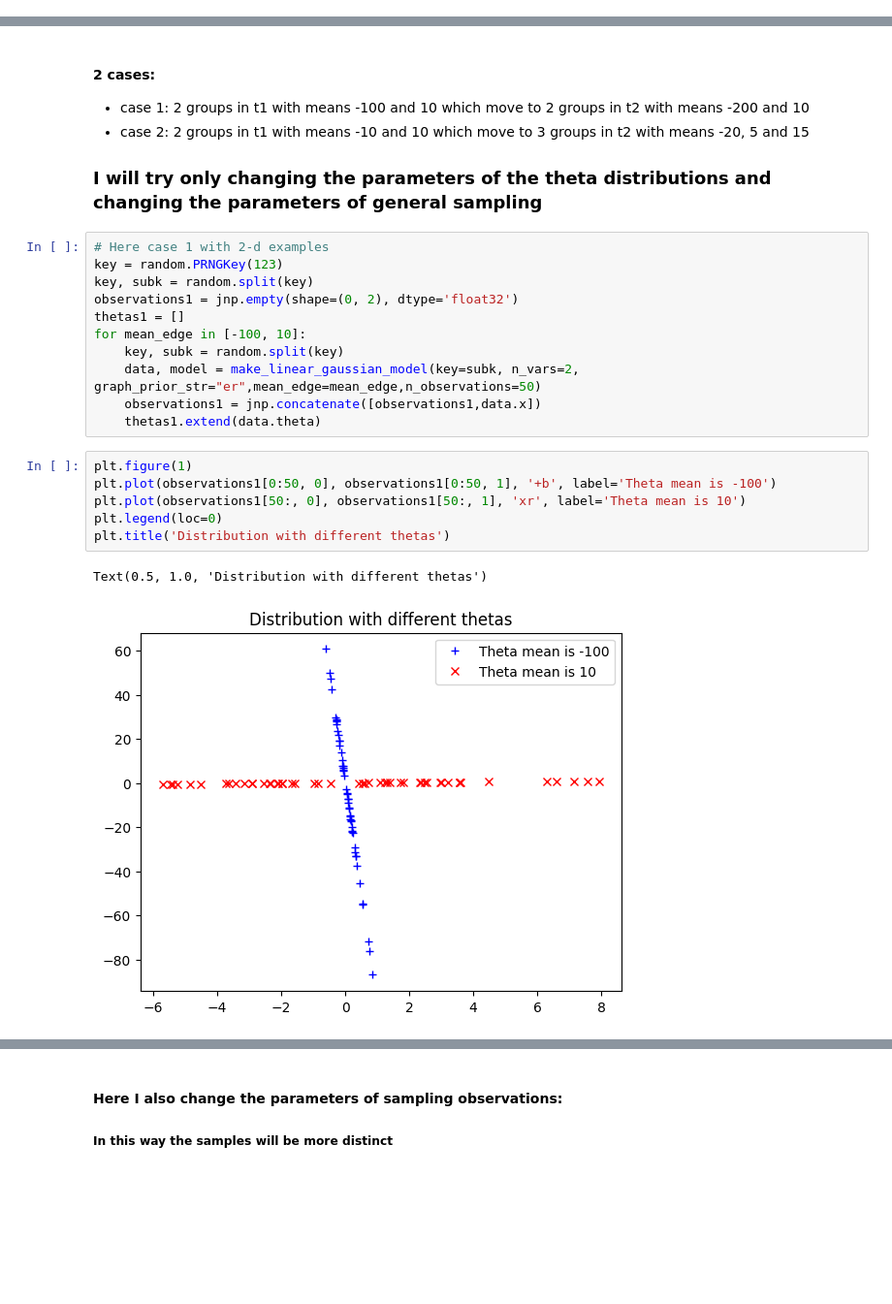
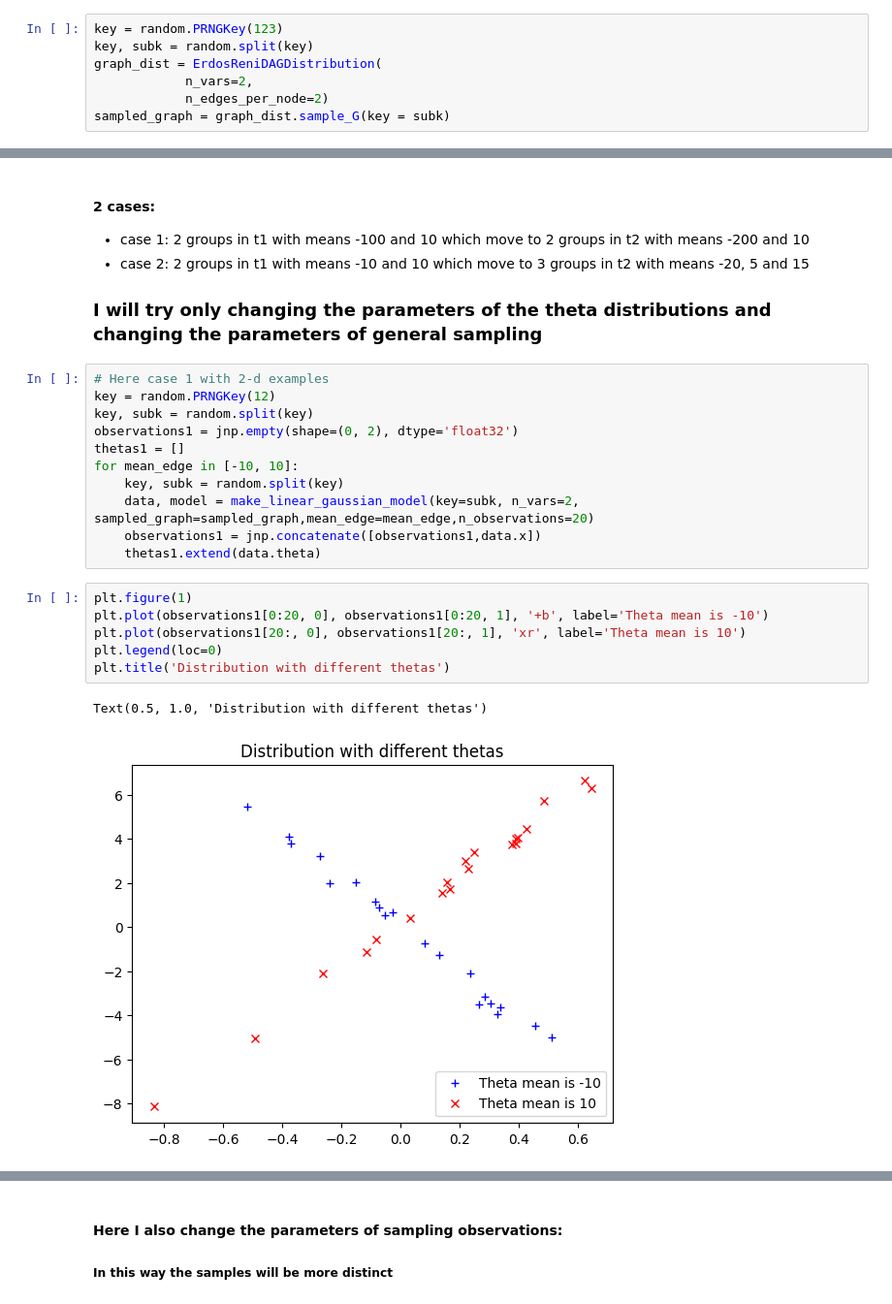
Before and after one commit to anisioti/dibs, a Jupyter notebook: dibs/new_generation_process/generate_data_samples.ipynb, the cells around one changed output, grey strips where cells are left out. Shown at 97% size. Cells and saved outputs as stored; diff of their text form; blank space fills up the shorter version.

Commit message:
changed the graph sampling

```diff
--- a/dibs/new_generation_process/generate_data_samples.ipynb
+++ b/dibs/new_generation_process/generate_data_samples.ipynb
@@ -93,3 +93,10 @@ observations
 observations[0].shape
 # %% [output]
 (10, 20)
+# %%
+key = random.PRNGKey(123)
+key, subk = random.split(key)
+graph_dist = ErdosReniDAGDistribution(
+            n_vars=2,
+            n_edges_per_node=2)
+sampled_graph = graph_dist.sample_G(key = subk)
@@ -103,24 +124,24 @@ observations[0].shape
 ### I will try only changing the parameters of the theta distributions and changing the parameters of general sampling
 # %%
 # Here case 1 with 2-d examples
-key = random.PRNGKey(123)
+key = random.PRNGKey(12)
 key, subk = random.split(key)
 observations1 = jnp.empty(shape=(0, 2), dtype='float32')
 thetas1 = []
-for mean_edge in [-100, 10]:
+for mean_edge in [-10, 10]:
     key, subk = random.split(key)
-    data, model = make_linear_gaussian_model(key=subk, n_vars=2, graph_prior_str="er",mean_edge=mean_edge,n_observations=50)
+    data, model = make_linear_gaussian_model(key=subk, n_vars=2, sampled_graph=sampled_graph,mean_edge=mean_edge,n_observations=20)
     observations1 = jnp.concatenate([observations1,data.x])
     thetas1.extend(data.theta)
 # %%
 plt.figure(1)
-plt.plot(observations1[0:50, 0], observations1[0:50, 1], '+b', label='Theta mean is -100')
-plt.plot(observations1[50:, 0], observations1[50:, 1], 'xr', label='Theta mean is 10')
+plt.plot(observations1[0:20, 0], observations1[0:20, 1], '+b', label='Theta mean is -10')
+plt.plot(observations1[20:, 0], observations1[20:, 1], 'xr', label='Theta mean is 10')
 plt.legend(loc=0)
 plt.title('Distribution with different thetas')
 # %% [output]
 Text(0.5, 1.0, 'Distribution with different thetas')
-[figure, old version]
+[figure, new version]
 # %%
 key = random.PRNGKey(124)
 key, subk = random.split(key)
```
Also changed, not shown: parts of 48 cells of this notebook, 2 other files.
